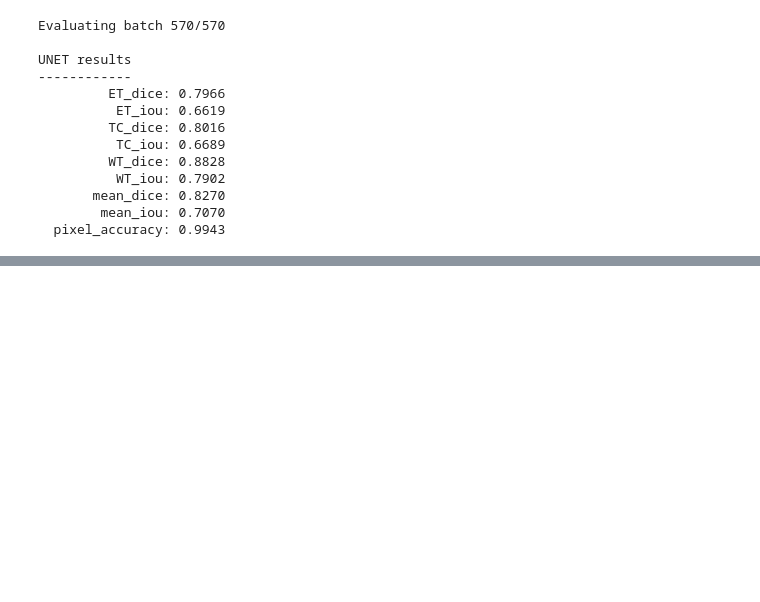
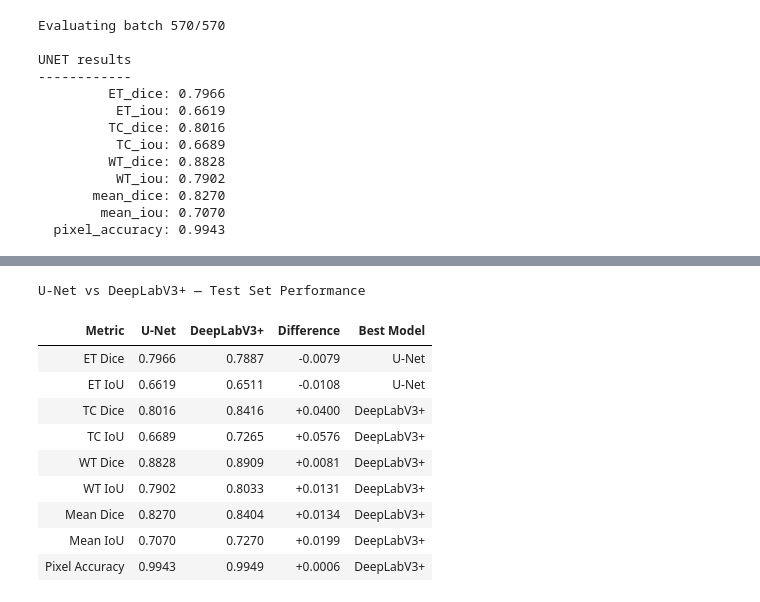
Before and after one commit to lucaAnza/Brain_Tumor_Segmentation_2020, a Jupyter notebook: final_version.ipynb, the cells around one changed output, grey strips where cells are left out. Cells and saved outputs as stored; diff of their text form; code cells hidden in the pictures; blank space fills up the shorter version.

```diff
--- a/final_version.ipynb
+++ b/final_version.ipynb
@@ -1767,0 +1894,12 @@ print(f"U-Net: {unet_metrics['mean_dice']:.4f}")
+# %%
+# ============================================================
+# EVALUATE DEEPLAB
+# ============================================================
+deeplab_metrics = evaluate_model(
+    best_deeplab,
+    test_generator
+)
+print_metrics(
+    deeplab_metrics,
+    title="DEEPLAB results"
+)
@@ -1767,0 +1920,61 @@ print(f"U-Net: {unet_metrics['mean_dice']:.4f}")
+# %%
+# ============================================================
+# FINAL METRICS COMPARISON TABLE
+# U-NET vs DEEPLABV3+
+# ============================================================
+metric_names = {
+    "ET_dice": "ET Dice",
+    "ET_iou": "ET IoU",
+    "TC_dice": "TC Dice",
+    "TC_iou": "TC IoU",
+    "WT_dice": "WT Dice",
+    "WT_iou": "WT IoU",
+    "mean_dice": "Mean Dice",
+    "mean_iou": "Mean IoU",
+    "pixel_accuracy": "Pixel Accuracy"
+}
+
+comparison_data = []
+
+for metric_key, metric_name in metric_names.items():
+
+    unet_value = unet_metrics[metric_key]
+    deeplab_value = deeplab_metrics[metric_key]
+
+    comparison_data.append({
+        "Metric": metric_name,
+        "U-Net": unet_value,
+        "DeepLabV3+": deeplab_value,
+        "Difference": deeplab_value - unet_value,
+        "Best Model": (
+            "DeepLabV3+"
+            if deeplab_value > unet_value
+            else "U-Net"
+            if unet_value > deeplab_value
+            else "Tie"
+        )
+    })
+
+
+comparison_df = pd.DataFrame(comparison_data)
+
+comparison_df.style \
+    .format({
+        "U-Net": "{:.4f}",
+        "DeepLabV3+": "{:.4f}",
+        "Difference": "{:+.4f}"
+    }) \
+    .set_caption("U-Net vs DeepLabV3+ — Test Set Performance") \
+    .hide(axis="index")
+# %% [output]
+U-Net vs DeepLabV3+ — Test Set Performance
+| Metric | U-Net | DeepLabV3+ | Difference | Best Model |
+| ET Dice | 0.7966 | 0.7887 | -0.0079 | U-Net |
+| ET IoU | 0.6619 | 0.6511 | -0.0108 | U-Net |
+| TC Dice | 0.8016 | 0.8416 | +0.0400 | DeepLabV3+ |
+| TC IoU | 0.6689 | 0.7265 | +0.0576 | DeepLabV3+ |
+| WT Dice | 0.8828 | 0.8909 | +0.0081 | DeepLabV3+ |
+| WT IoU | 0.7902 | 0.8033 | +0.0131 | DeepLabV3+ |
+| Mean Dice | 0.8270 | 0.8404 | +0.0134 | DeepLabV3+ |
+| Mean IoU | 0.7070 | 0.7270 | +0.0199 | DeepLabV3+ |
+| Pixel Accuracy | 0.9943 | 0.9949 | +0.0006 | DeepLabV3+ |
```
Also changed, not shown: parts of 28 cells of this notebook, 7 other files.
